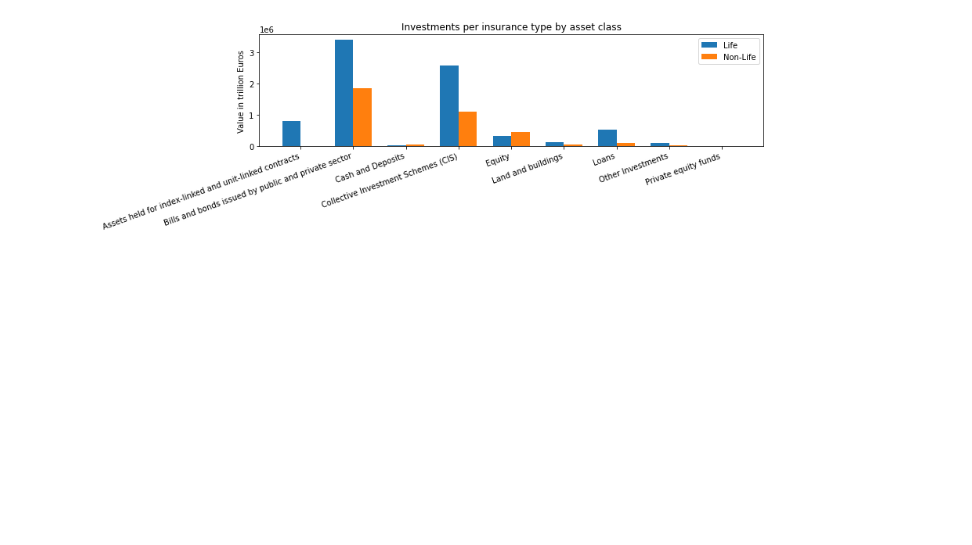
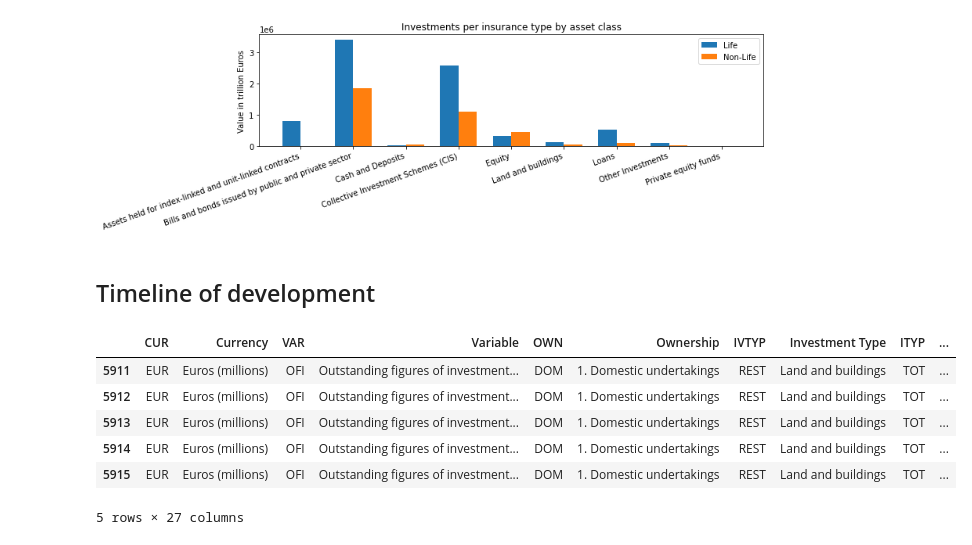
Before and after one commit to looreen/insurances, a Jupyter notebook: insurances.ipynb, the cells around one changed output. Saved outputs shown, nothing was run; the diff lists cells and outputs as text; code cells hidden in the pictures; blank space fills up the shorter version.

```diff
--- a/insurances.ipynb
+++ b/insurances.ipynb
@@ -199,3 +199,16 @@ ax.set_xticklabels(ax.get_xticklabels(), rotation=20, ha="right")
 fig.tight_layout()
 # %% [output]
 [figure]
+# %% [markdown]
+## Timeline of development
+# %%
+germany_total=insurances[(insurances['Country']=='Germany') & (insurances['Insurance Type']=='Total') & ~(insurances['Investment Type'].str.contains("of which"))]
+germany_total.head()
+# %% [output]
+|  | CUR | Currency | VAR | Variable | OWN | Ownership | IVTYP | Investment Type | ITYP | ... |
+| 5911 | EUR | Euros (millions) | OFI | Outstanding figures of investment... | DOM | 1. Domestic undertakings | REST | Land and buildings | TOT | ... |
+| 5912 | EUR | Euros (millions) | OFI | Outstanding figures of investment... | DOM | 1. Domestic undertakings | REST | Land and buildings | TOT | ... |
+| 5913 | EUR | Euros (millions) | OFI | Outstanding figures of investment... | DOM | 1. Domestic undertakings | REST | Land and buildings | TOT | ... |
+| 5914 | EUR | Euros (millions) | OFI | Outstanding figures of investment... | DOM | 1. Domestic undertakings | REST | Land and buildings | TOT | ... |
+| 5915 | EUR | Euros (millions) | OFI | Outstanding figures of investment... | DOM | 1. Domestic undertakings | REST | Land and buildings | TOT | ... |
+5 rows × 27 columns
```
Also changed, not shown: parts of 7 cells of this notebook.
